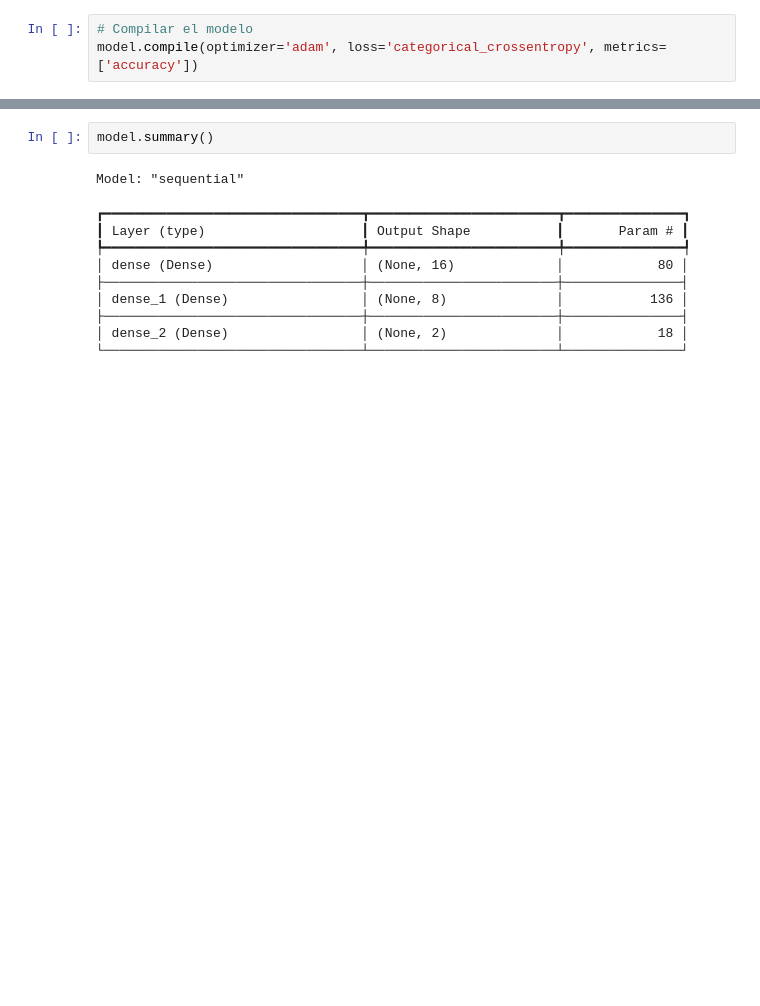
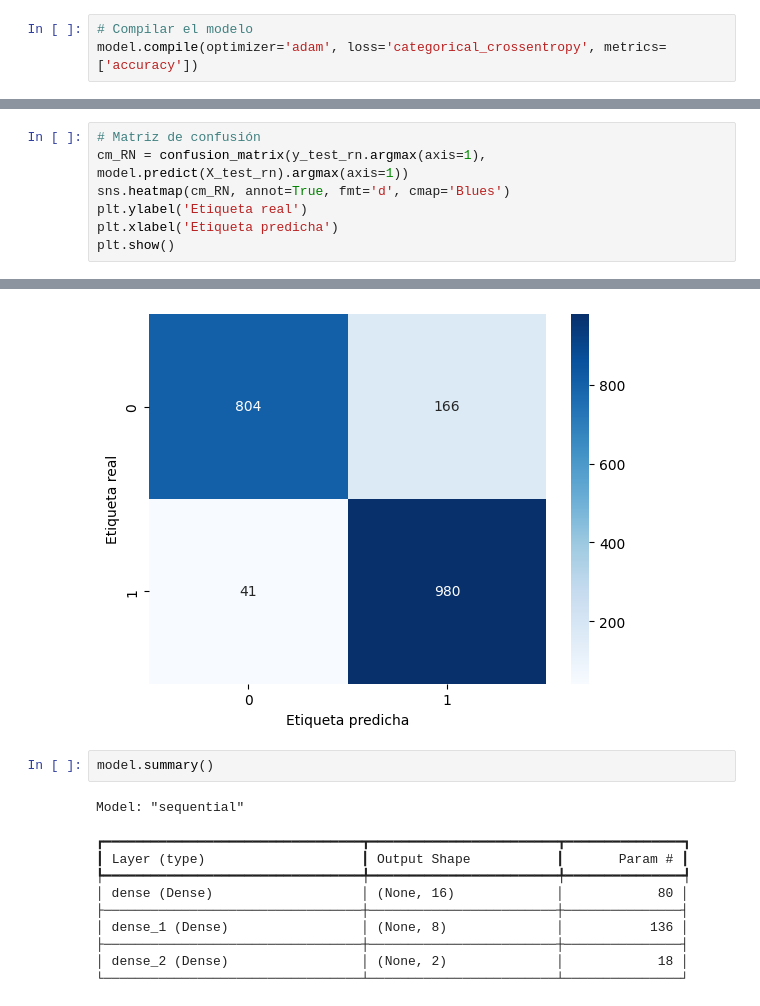
Before and after one commit to Gbustarr/proyectoTallerDatos, a Jupyter notebook: Prediccion_Riesgo_Evento_Cardiaco.ipynb, the cells around one changed output, grey strips where cells are left out. Drawn from its saved outputs; the diff is of its cells as text; blank space fills up the shorter version.

Commit message:
feat(ipynb): Added confusion matrix to first methodology(Adaboost,RN,XGBOOST)

```diff
--- a/Prediccion_Riesgo_Evento_Cardiaco.ipynb
+++ b/Prediccion_Riesgo_Evento_Cardiaco.ipynb
@@ -1659,0 +1618,8 @@ predicted_classes = predictions.argmax(axis=1)  # Convertir de one-hot encoding
+# %%
+# Matriz de confusión
+cm_RN = confusion_matrix(y_test_rn.argmax(axis=1), model.predict(X_test_rn).argmax(axis=1))
+sns.heatmap(cm_RN, annot=True, fmt='d', cmap='Blues')
+plt.ylabel('Etiqueta real')
+plt.xlabel('Etiqueta predicha')
+plt.show()
+# %% [output]
@@ -1660,3 +1627,4 @@ predicted_classes = predictions.argmax(axis=1)  # Convertir de one-hot encoding
+[figure, added]
 # %%
 model.summary()
 # %% [output]
```
Also changed, not shown: parts of 41 cells of this notebook, 4 other files.
